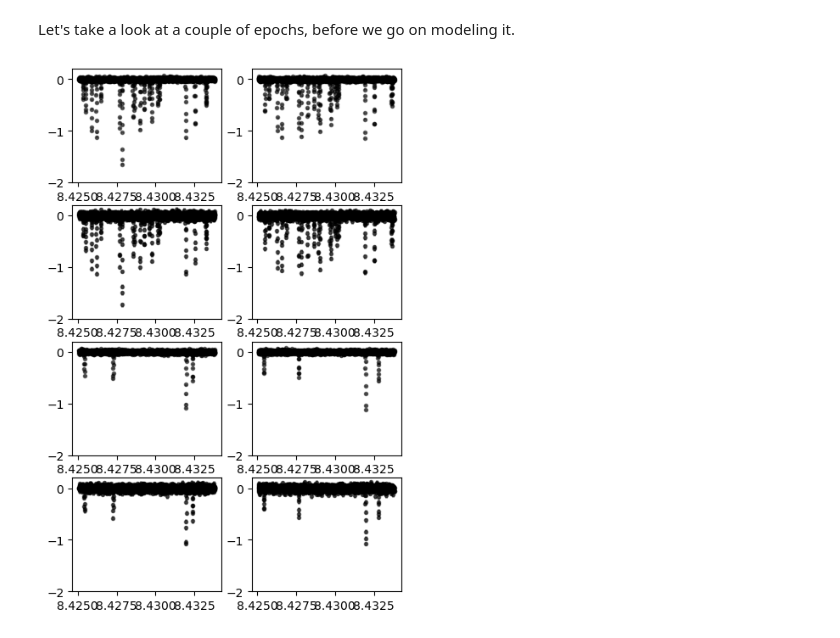
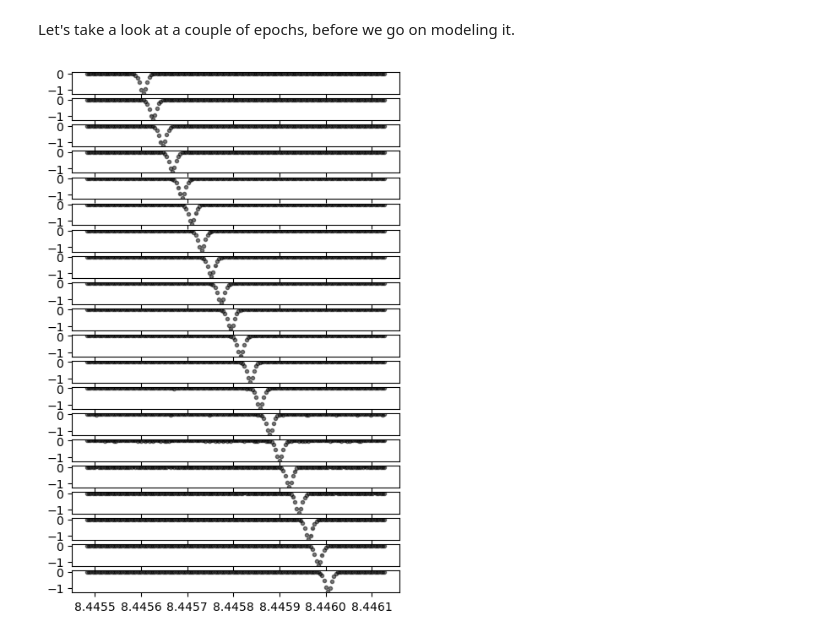
Before and after one commit to mdd423/wobble_jax, a Jupyter notebook: notebooks/01-testdata.ipynb, the cells around one changed output. Cells and saved outputs as stored; diff of their text form; code cells hidden in the pictures.

```diff
--- a/notebooks/01-testdata.ipynb
+++ b/notebooks/01-testdata.ipynb
@@ -58,21 +42,20 @@ class GaussianModel(jabble.model.Model):
 # %%
-def create_dataset(x_grid, true_model, snr, resolution):
+def create_dataset(x_grid, shifts, line, depth, snr, resolution):
+    epoches = len(shifts)
+    flux = np.ones((epoches, *x_grid.shape), dtype=np.float64)
 
-    flux = np.zeros((epoches, *x_grid.shape), dtype=np.float64)
+    sigma = jabble.physics.delta_x(resolution)
     for i in range(epoches):
-        flux[i, :] = np.exp(true_model([], x_grid, i))
+        flux[i, :] -= depth * gaussian(x_grid,line + shifts[i],sigma)
 
     # add noise
-    for j in range(flux.shape[0]):
-        for k in range(flux.shape[1]):
-            flux[j, k] -= np.random.normal(0.0, np.abs(flux[j, k] / snr))
+    flux += np.random.normal(0.0, np.abs(flux / snr),size=flux.shape)
 
     ferr = flux / snr
     yerr = ferr / flux
     mask = np.zeros(flux.shape)
-    # dataset = MyData(x_grid[None,:].repeat(epoches,0),np.log(flux),1/yerr**2)
-    dataset = jabble.dataset.Dataset(
-        x_grid[None, :].repeat(epoches, 0), np.log(flux), yerr, mask
+    dataset = jabble.dataset.Data.from_lists(
+        x_grid[None, :].repeat(epoches, 0), np.log(flux), 1/yerr**2, mask
     )
     return dataset
 # %% [markdown]
@@ -137,35 +90,22 @@ datasets = [
 # %% [markdown]
 Let's take a look at a couple of epochs, before we go on modeling it.
 # %%
-plt_inds = epoches
-xpmin = np.log(4550)
-xpmax = np.log(4560)
-fig, axes = plt.subplots(len(datasets), 2, figsize=(5, 8))
-for i, dataset in enumerate(datasets):
-    axes[i, 0].errorbar(
-        datasets[i].xs[0, :],
-        datasets[i].ys[0, :],
-        datasets[i].yerr[0, :],
-        fmt=".k",
-        elinewidth=2.2,
-        zorder=1,
-        alpha=0.5,
-        ms=6,
-    )
-    axes[i, 1].errorbar(
-        datasets[i].xs[-1, :],
-        datasets[i].ys[-1, :],
-        datasets[i].yerr[-1, :],
+plt_epoches = np.arange(0,epoches,dtype=int)
+fig, axes = plt.subplots(len(plt_epoches), figsize=(5, 8))
+for i, plt_epoch in enumerate(plt_epoches):
+    axes[i].errorbar(
+        dataset[plt_epoch].xs[:],
+        dataset[plt_epoch].ys[:],
+        1/np.sqrt(dataset[plt_epoch].yivar[:]),
         fmt=".k",
         elinewidth=2.2,
         zorder=1,
         alpha=0.5,
         ms=6,
     )
 
     #     axes[ele].set_xlim(xpmin-shifts[ele],xpmax-shifts[ele])
-    axes[i, 0].set_ylim(-2, 0.2)
-    axes[i, 1].set_ylim(-2, 0.2)
+    # axes[i].set_ylim(-2, 0.2)
 plt.show()
 # %% [output]
-[figure, old version]
+[figure, new version]
```
Also changed, not shown: parts of 33 cells of this notebook.
